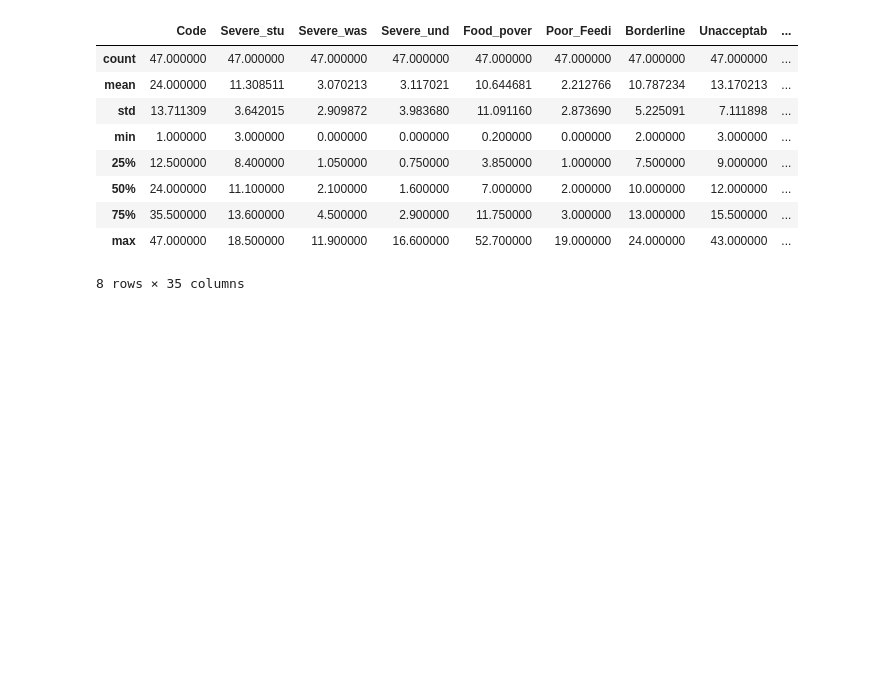
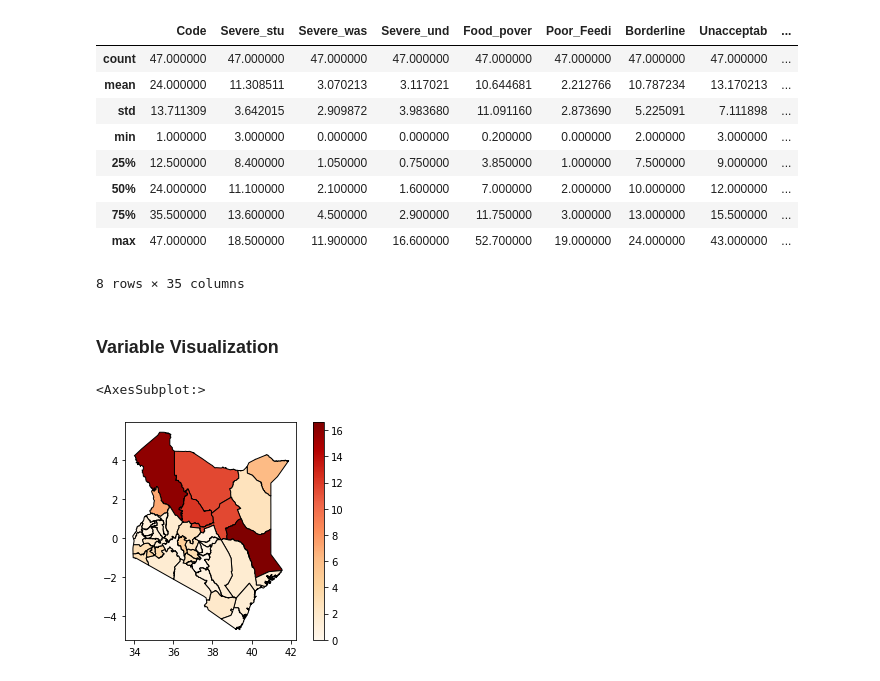
Before and after one commit to EvansKaranja/Food_security, a Jupyter notebook: Food Security.ipynb, the cells around one changed output. Cells and saved outputs as stored; diff of their text form; code cells hidden in the pictures; blank space fills up the shorter version.

```diff
--- a/Food Security.ipynb
+++ b/Food Security.ipynb
@@ -69,3 +84,11 @@ fs_df.describe()
 | 75% | 35.500000 | 13.600000 | 4.500000 | 2.900000 | 11.750000 | 3.000000 | 13.000000 | 15.500000 | ... |
 | max | 47.000000 | 18.500000 | 11.900000 | 16.600000 | 52.700000 | 19.000000 | 24.000000 | 43.000000 | ... |
 8 rows × 35 columns
+# %% [markdown]
+### Variable Visualization
+# %%
+# Plot map for sever underweight
+fs_df.plot(column='Severe_und', cmap='OrRd', edgecolor='k', legend=True)
+# %% [output]
+<AxesSubplot:>
+[figure, added]
```
Also changed, not shown: parts of 33 cells of this notebook, 1 other file.
